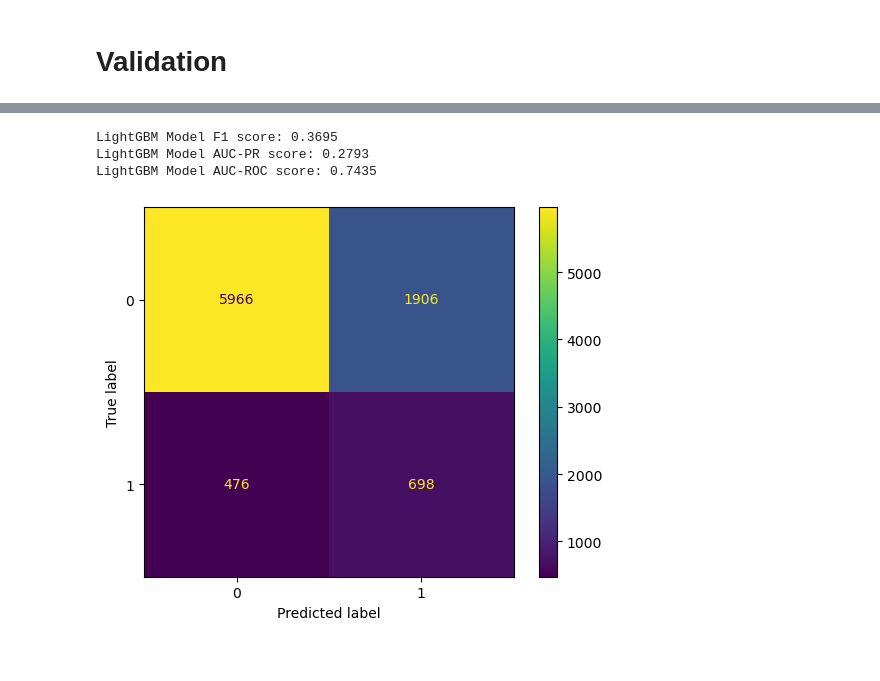
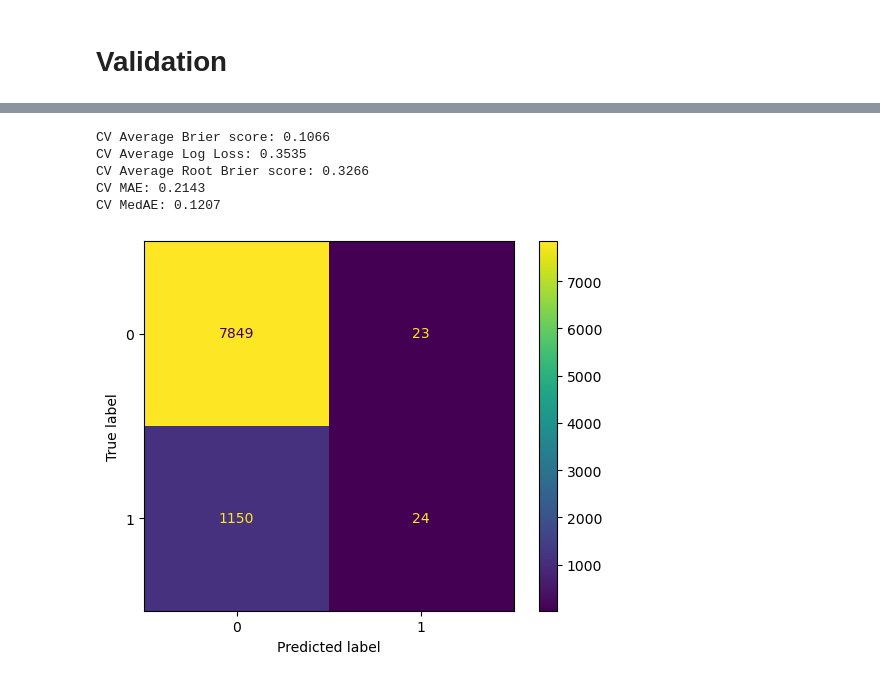
Before and after one commit to victormorizon/baqm-seminar-16, a Jupyter notebook: first_stage/model_victor.ipynb, the cells around one changed output, grey strips where cells are left out. Drawn from its saved outputs; the diff is of its cells as text; code cells hidden in the pictures.

```diff
--- a/first_stage/model_victor.ipynb
+++ b/first_stage/model_victor.ipynb
@@ -16,6 +15,4 @@ from skopt.space import Real, Integer, Categorical
 # %%
 df = pd.read_csv("../data/prepped_data.csv", low_memory=False, index_col=0).drop_duplicates()
 
-display(df.groupby("last_postcode").count())
-
-# df = df[df["welcome_discount"] == 1]
+df = df[df["first_data_year"] >= 2021]
@@ -56,10 +39,16 @@ for column in df.columns:
         # Otherwise, treat as continuous
         continuous_features.append(column)
 
+categorical_features = [col for col in categorical_features if col != "years_since_last_car_change"]
+continuous_features = continuous_features + ["years_since_last_car_change"]
+
 print(f'Binary Features: {binary_features}')
 print(f'Categorical Features: {categorical_features}')
 print(f'Continuous Features: {continuous_features}')
 
-df = pd.get_dummies(df, columns=categorical_features)
+# df = pd.get_dummies(df, columns=categorical_features)
+
+for cat in categorical_features:
+     df[cat] = df[cat].astype("category")
 # %% [output]
 Binary Features: ['churn', 'last_allrisk basis', 'last_allrisk compleet', 'last_allrisk royaal', 'last_wa-extra', 'fake_alarm', 'policyholder_change', 'n_last_vs_peak', 'lpa']
@@ -68,6 +57,6 @@ Continuous Features: ['policy_nr_hashed', 'welcome_discount', 'first_premium', '
 # %%
 # cols_to_drop_manual = ["first_split", "first_premium", "nr_cars", "last_type", "last_brand", 'last_weight', 'n_last_vs_peak', 'last_fuel_type', 'last_trend_nr_coverages', 'last_change_premium_abs', 'last_change_premium_perc', 'max_nr_coverages', 'last_nr_coverages',]
-cols_to_drop = ["churn", "policy_nr_hashed", "last_data_year", "first_data_year", "control_group", 'last_wettelijke aansprakelijkheid']
+cols_to_drop = ["churn", "policy_nr_hashed", "last_data_year", "first_data_year", "control_group", 'welcome_discount']
 selected_columns = [col for col in df.columns if not any(col.startswith(prefix) for prefix in cols_to_drop)]
 
 X = df[selected_columns]
@@ -123,2 +105,27 @@ Best Parameters:  OrderedDict([('colsample_bytree', 0.7720068257443817), ('learn
+# %%
+# best = {'colsample_bytree': 0.2983935721861137, 'learning_rate': 0.04740706929909022, 'max_depth': 59.0, 'min_child_samples': 18.0, 'min_data_in_leaf': 13.0, 'min_split_gain': 0.3863623673164322, 'n_estimators': 74.0, 'num_leaves': 54.0, 'reg_alpha': 0.1198683978345154, 'reg_lambda': 0.18168767473399486, 'subsample': 0.9841777438197711, 'subsample_freq': 27.0}
+
+best_params = {
+    'max_depth': int(best['max_depth']),
+    'n_estimators': int(best['n_estimators']),
+    'num_leaves': int(best['num_leaves']),
+    'min_child_samples': int(best['min_child_samples']),
+    'colsample_bytree': best['colsample_bytree'],
+    'subsample': best['subsample'],
+    'subsample_freq': int(best['subsample_freq']),
+    'reg_alpha': best['reg_alpha'],
+    'reg_lambda': best['reg_lambda'],
+    'min_split_gain': best['min_split_gain'],
+    'learning_rate': best['learning_rate'],
+    'min_data_in_leaf': int(best['min_data_in_leaf']),
+}
+
+lgbm_best = lgb.LGBMClassifier(
+    objective='binary',
+    force_row_wise=True,
+    verbosity=-1,
+    # is_unbalance=True,
+    **best_params
+)
 # %% [markdown]
 # Validation
@@ -140,20 +141,30 @@ CV Average AUC-PR score: 0.2842
+# %%
+scores_brier = cross_val_score(lgbm_best, X, y, cv=5, scoring='neg_brier_score')
+scores_log_loss = cross_val_score(lgbm_best, X, y, cv=5, scoring='neg_log_loss')
+scores_mae = cross_val_score(lgbm_best, X, y, cv=5, scoring=mae_prob_scorer)
+scores_medae = cross_val_score(lgbm_best, X, y, cv=5, scoring=medae_prob_scorer)
+
+print('CV Average Brier score: {0:0.4f}'.format(-np.mean(scores_brier)))
+print('CV Average Log Loss: {0:0.4f}'.format(-np.mean(scores_log_loss)))
+print('CV Average Root Brier score: {0:0.4f}'.format(np.sqrt(-np.mean(scores_brier))))
+print('CV MAE: {0:0.4f}'.format(np.mean(scores_mae)))
+print('CV MedAE: {0:0.4f}'.format(np.mean(scores_medae)))
+# %% [output]
+CV Average Brier score: 0.1066
+CV Average Log Loss: 0.3535
+CV Average Root Brier score: 0.3266
+CV MAE: 0.2143
+CV MedAE: 0.1207
 # %%
 lgbm_best.fit(X_train, y_train)
 
-threshold = 0.47
+threshold = 0.5
 probabilities = lgbm_best.predict_proba(X_test)[:, 1]
 y_pred = np.abs(np.ceil(np.array(probabilities) - threshold)).astype("int")
-
-print('LightGBM Model F1 score: {0:0.4f}'.format(f1_score(y_test, y_pred)))
-print('LightGBM Model AUC-PR score: {0:0.4f}'.format(average_precision_score(y_test, lgbm_best.predict_proba(X_test)[:, 1])))
-print('LightGBM Model AUC-ROC score: {0:0.4f}'.format(roc_auc_score(y_test, lgbm_best.predict_proba(X_test)[:, 1])))
 
 cm = confusion_matrix(y_test, y_pred)
 disp = ConfusionMatrixDisplay(confusion_matrix=cm, display_labels=lgbm_best.classes_)
 disp.plot()
 plt.show()
 # %% [output]
-LightGBM Model F1 score: 0.3695
-LightGBM Model AUC-PR score: 0.2793
-LightGBM Model AUC-ROC score: 0.7435
-[figure, old version]
+[figure, new version]
```
Also changed, not shown: parts of 7 cells of this notebook, 3 other files.
